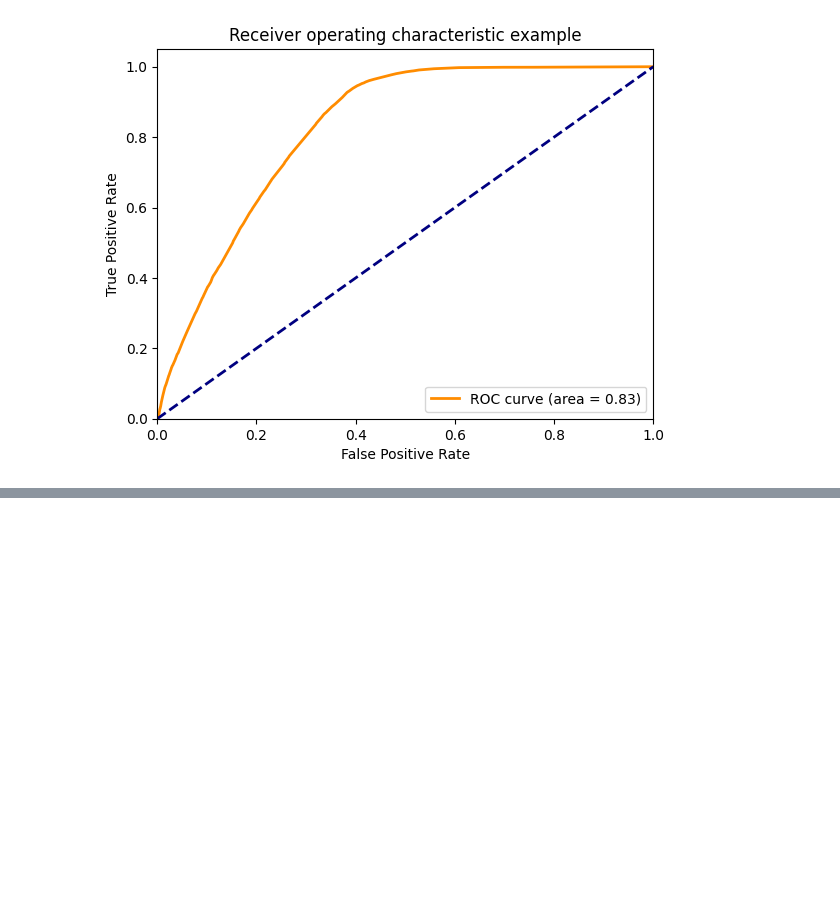
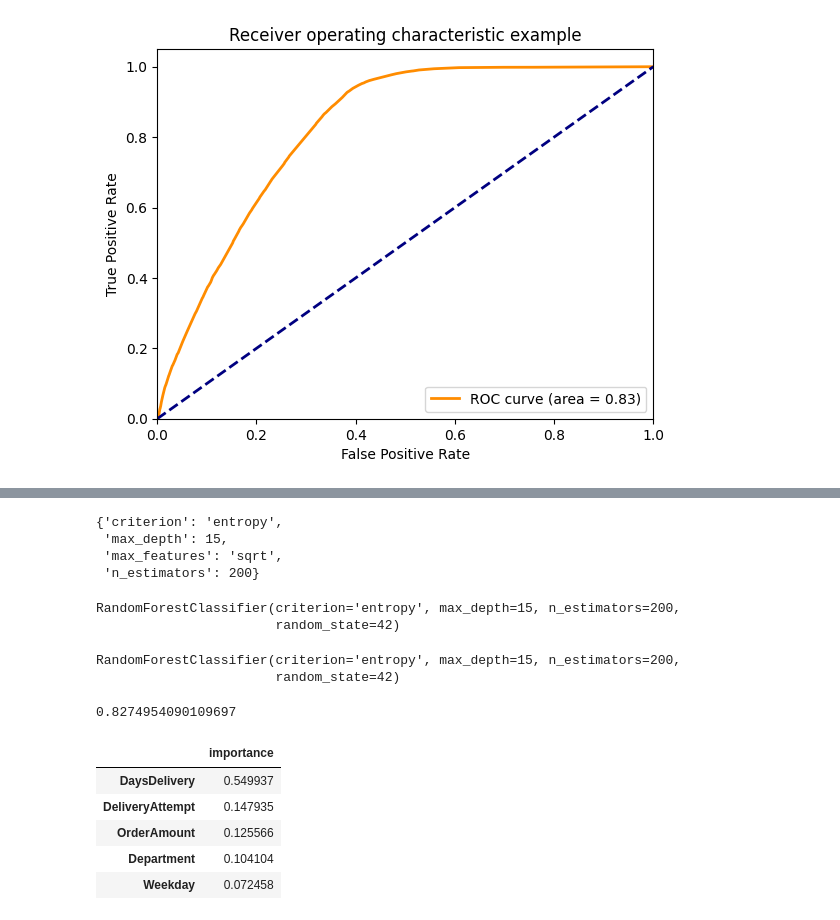
Before and after one commit to NovPas/percent_of_delivery, a Jupyter notebook: Delivery prediction.ipynb, the cells around one changed output, grey strips where cells are left out. Cells and saved outputs as stored; diff of their text form; code cells hidden in the pictures; blank space fills up the shorter version.

```diff
--- a/Delivery prediction.ipynb
+++ b/Delivery prediction.ipynb
@@ -378,0 +389,3 @@ WARNING: Package(s) not found: sqlearn
+# %%
+%%time
+grid_search_cv_clf.fit(X_train, y_train)
@@ -378,0 +417,22 @@ WARNING: Package(s) not found: sqlearn
+# %%
+grid_search_cv_clf.best_params_
+# %% [output]
+{'criterion': 'entropy',
+ 'max_depth': 15,
+ 'max_features': 'sqrt',
+ 'n_estimators': 200}
+# %%
+clf_rf_best = grid_search_cv_clf.best_estimator_
+clf_rf_best
+# %% [output]
+RandomForestClassifier(criterion='entropy', max_depth=15, n_estimators=200,
+                       random_state=42)
+# %%
+clf_rf_best.fit(X_train, y_train)
+# %% [output]
+RandomForestClassifier(criterion='entropy', max_depth=15, n_estimators=200,
+                       random_state=42)
+# %%
+clf_rf_best.score(X_test, y_test)
+# %% [output]
+0.8274954090109697
@@ -378,0 +441,10 @@ WARNING: Package(s) not found: sqlearn
+# %%
+imp = pd.DataFrame(feature_importance, index=X_train.columns, columns=['importance'])
+imp.sort_values('importance', ascending=False)
+# %% [output]
+|  | importance |
+| DaysDelivery | 0.549937 |
+| DeliveryAttempt | 0.147935 |
+| OrderAmount | 0.125566 |
+| Department | 0.104104 |
+| Weekday | 0.072458 |
```
Also changed, not shown: parts of 22 cells of this notebook, 3 other files.
